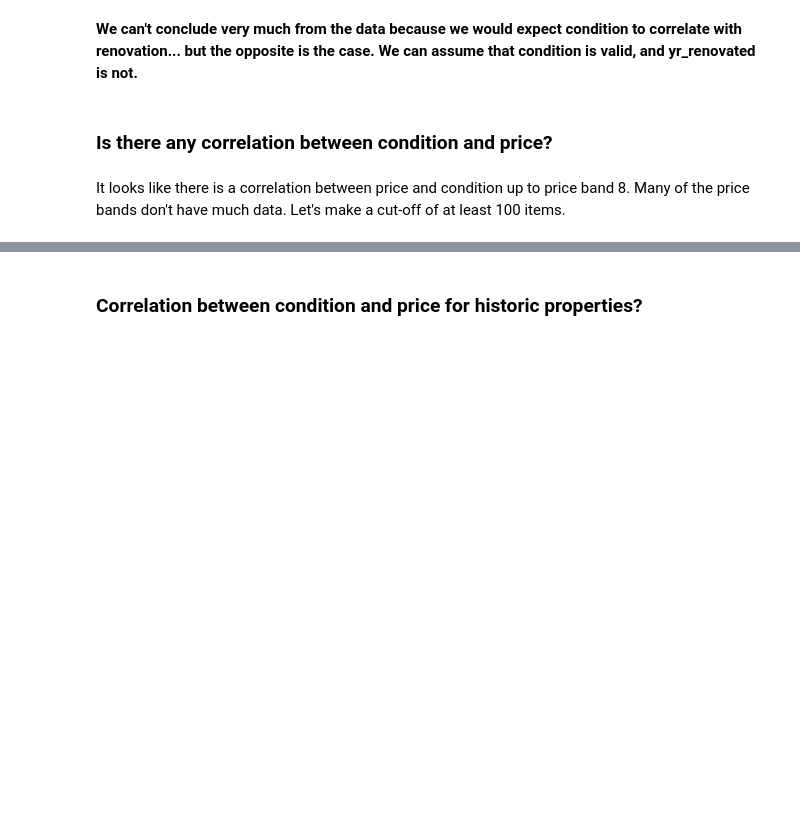
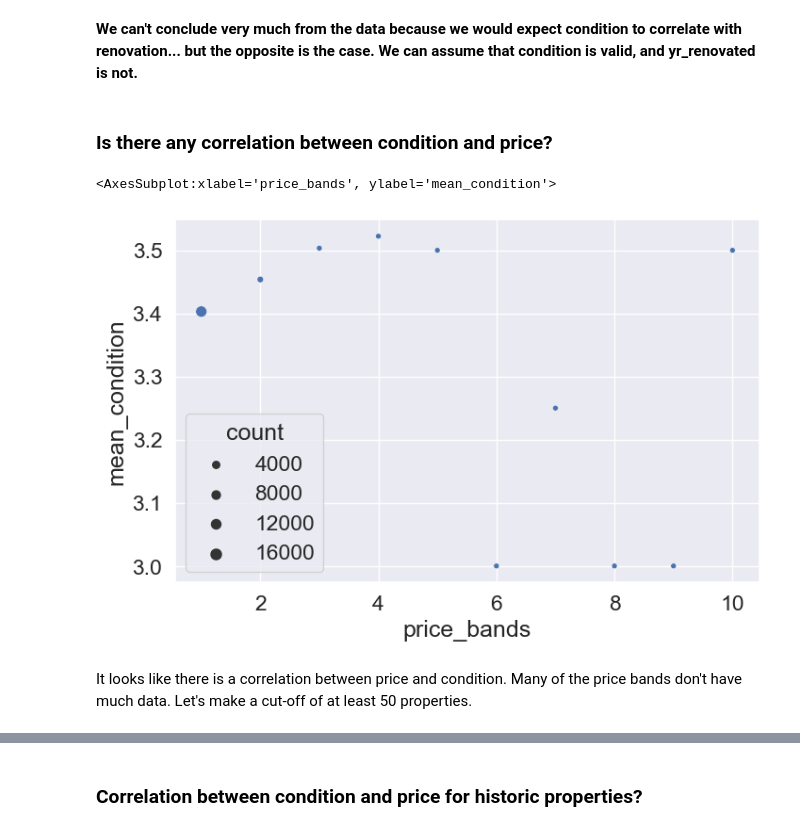
Before and after one commit to johnheaven/ds-eda-project, a Jupyter notebook: EDA.ipynb, the cells around one changed output, grey strips where cells are left out. Saved outputs shown, nothing was run; the diff lists cells and outputs as text; code cells hidden in the pictures; blank space fills up the shorter version.

```diff
--- a/EDA.ipynb
+++ b/EDA.ipynb
@@ -277,7 +358,10 @@ def mean_condition_x_price_band(df, bins=10, return_pb=False):
         return df
 condition_x_priceband, price_bands = mean_condition_x_price_band(df, return_pb=True)
 # %%
-sns.scatterplot(data=condition_x_priceband, x=condition_x_priceband.index, y="mean_condition", size="count", hue="count")
+sns.scatterplot(data=condition_x_priceband, x=condition_x_priceband.index, y="mean_condition", size="count")
+# %% [output]
+<AxesSubplot:xlabel='price_bands', ylabel='mean_condition'>
+[figure, added]
 # %% [markdown]
-It looks like there is a correlation between price and condition up to price band 8. Many of the price bands don't have much data. Let's make a cut-off of at least 100 items.
+It looks like there is a correlation between price and condition. Many of the price bands don't have much data. Let's make a cut-off of at least 50 properties.
 # %%
```
Also changed, not shown: parts of 30 cells of this notebook.
